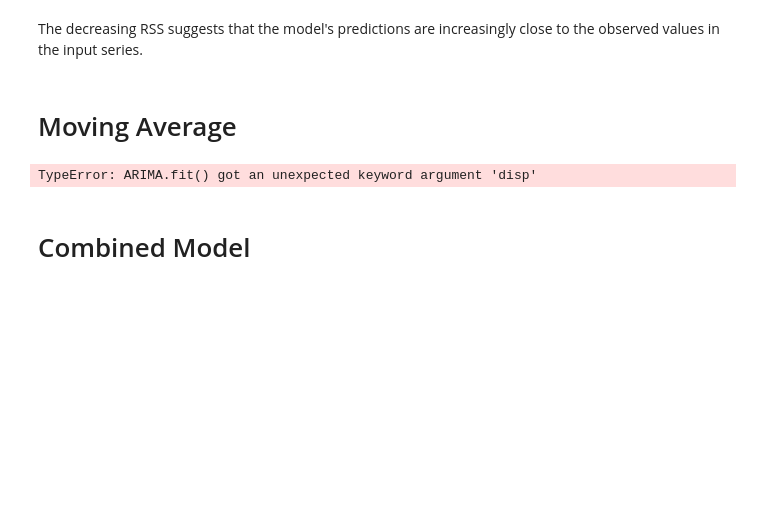
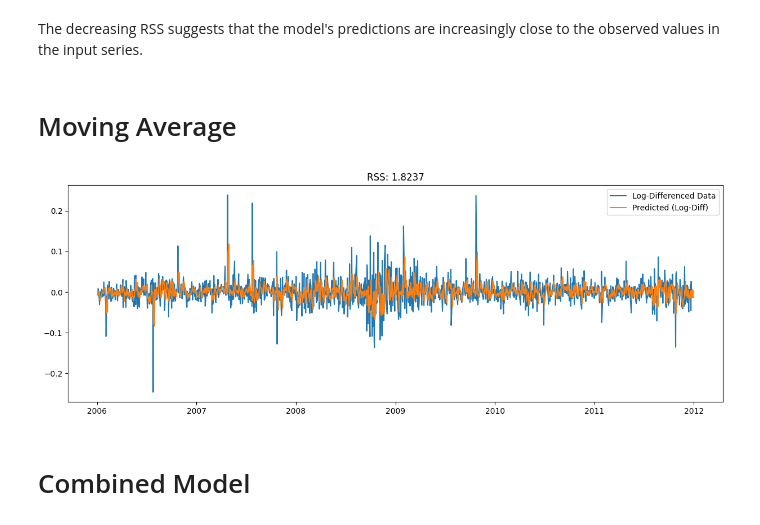
Before and after one commit to GemWinnnn/Python-Practice, a Jupyter notebook: Timeseries/Amazon .ipynb, the cells around one changed output. Drawn from its saved outputs; the diff is of its cells as text; code cells hidden in the pictures; blank space fills up the shorter version.

```diff
--- a/Timeseries/Amazon .ipynb
+++ b/Timeseries/Amazon .ipynb
@@ -463,7 +463,20 @@ The decreasing RSS suggests that the model's predictions are increasingly close
 # %% [markdown]
 # Moving Average
 # %%
+import matplotlib.pyplot as plt
+
+#Applying MA Model to Log Transformed Differencing Applied Time Series
+arima_order = (2, 1, 0)
+plt.figure(figsize=(15, 5))
+# Create and fit the ARIMA model
+model = ARIMA(data_log_diff, order=arima_order)
+results_MA_011 = model.fit()
+plt.plot(data_log_diff.index, data_log_diff, label='Log-Differenced Data')
+plt.plot(results_MA_011.fittedvalues, label='Predicted (Log-Diff)')  # Fixed color argument
+plt.title('RSS: %.4f'% sum((results_MA_011.fittedvalues-data_log_diff)**2))
+plt.legend()
+plt.show()
 # %% [output]
-TypeError: ARIMA.fit() got an unexpected keyword argument 'disp'
+[figure, added]
 # %% [markdown]
 # Combined Model
```
Also changed, not shown: parts of 3 cells of this notebook.
